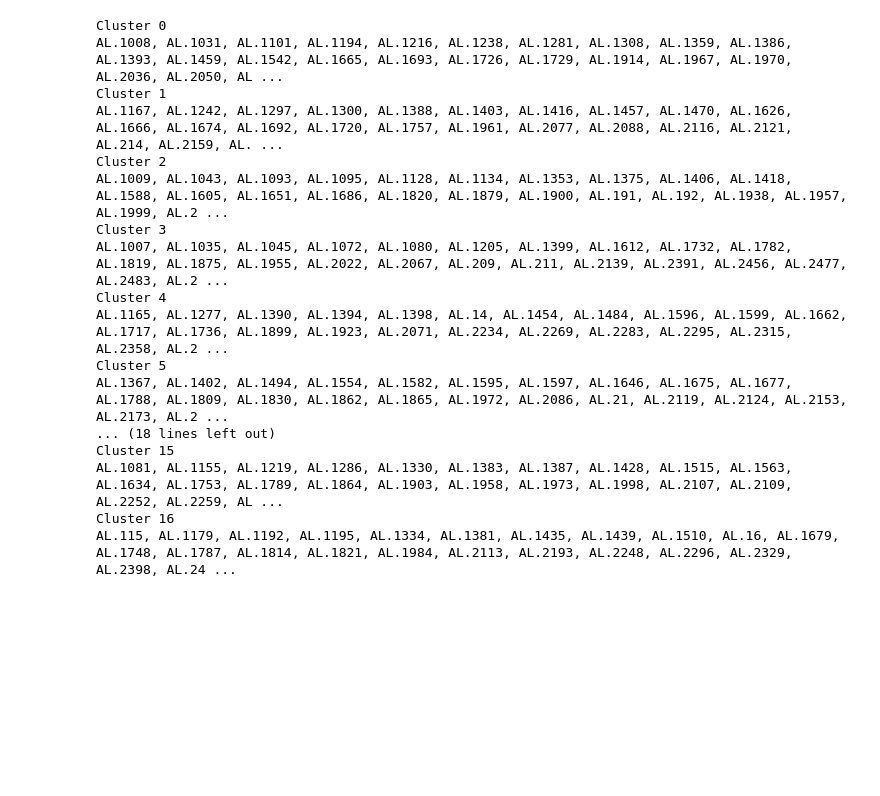
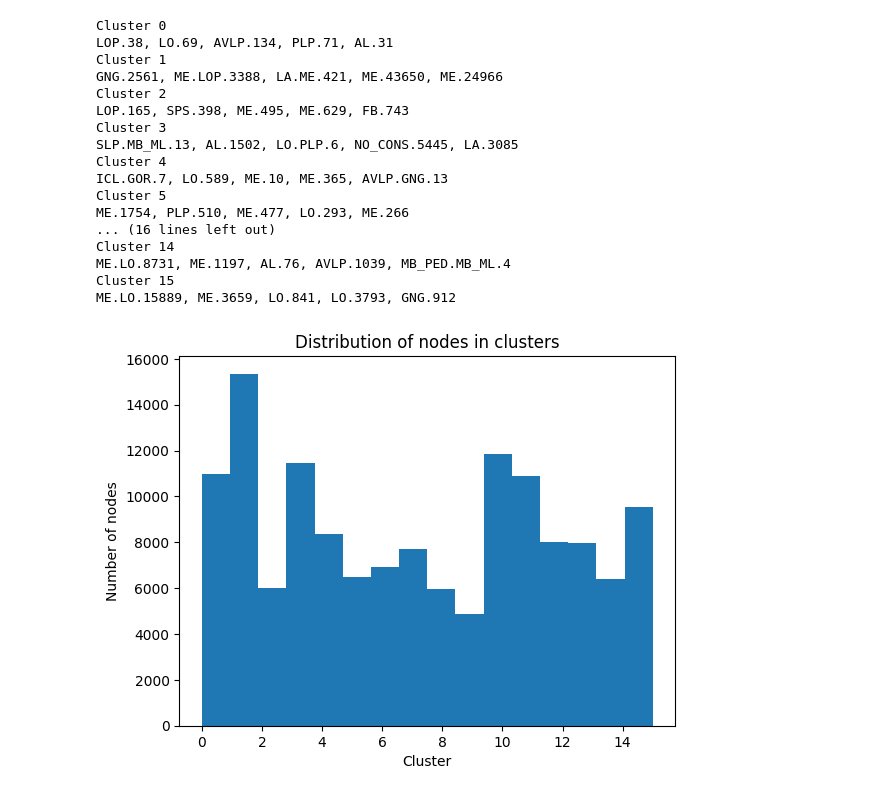
Before and after one commit to sc4224/flywrite, a Jupyter notebook: quick_analysis.ipynb, the cells around one changed output. Cells and saved outputs as stored; diff of their text form; code cells hidden in the pictures; blank space fills up the shorter version.

```diff
--- a/quick_analysis.ipynb
+++ b/quick_analysis.ipynb
@@ -24,33 +25,45 @@ cluster_assignments = np.load('cluster_assignments.npy')
 # convert each root_id to its name,
 # and list them.
 clusters = np.unique(cluster_assignments)
+scores = cluster_scores
 
 for cluster in clusters:
     print(f'Cluster {cluster}')
     cluster_indices = np.where(cluster_assignments == cluster)[0]
     cluster_root_ids = [matrix_index_to_root_id(i, mapping) for i in cluster_indices]
     cluster_names = [name_mapping[root_id] for root_id in cluster_root_ids]
-    # sort by name
-    cluster_names.sort()
-    print(", ".join(cluster_names))
+    # sort by scores
+    cluster_names = [name for _, name in sorted(zip(scores[cluster_indices], cluster_names), reverse=True)]
+
+    print(", ".join(cluster_names[:5]))
 # %% [output]
 Cluster 0
-AL.1008, AL.1031, AL.1101, AL.1194, AL.1216, AL.1238, AL.1281, AL.1308, AL.1359, AL.1386, AL.1393, AL.1459, AL.1542, AL.1665, AL.1693, AL.1726, AL.1729, AL.1914, AL.1967, AL.1970, AL.2036, AL.2050, AL ...
+LOP.38, LO.69, AVLP.134, PLP.71, AL.31
 Cluster 1
-AL.1167, AL.1242, AL.1297, AL.1300, AL.1388, AL.1403, AL.1416, AL.1457, AL.1470, AL.1626, AL.1666, AL.1674, AL.1692, AL.1720, AL.1757, AL.1961, AL.2077, AL.2088, AL.2116, AL.2121, AL.214, AL.2159, AL. ...
+GNG.2561, ME.LOP.3388, LA.ME.421, ME.43650, ME.24966
 Cluster 2
-AL.1009, AL.1043, AL.1093, AL.1095, AL.1128, AL.1134, AL.1353, AL.1375, AL.1406, AL.1418, AL.1588, AL.1605, AL.1651, AL.1686, AL.1820, AL.1879, AL.1900, AL.191, AL.192, AL.1938, AL.1957, AL.1999, AL.2 ...
+LOP.165, SPS.398, ME.495, ME.629, FB.743
 Cluster 3
-AL.1007, AL.1035, AL.1045, AL.1072, AL.1080, AL.1205, AL.1399, AL.1612, AL.1732, AL.1782, AL.1819, AL.1875, AL.1955, AL.2022, AL.2067, AL.209, AL.211, AL.2139, AL.2391, AL.2456, AL.2477, AL.2483, AL.2 ...
+SLP.MB_ML.13, AL.1502, LO.PLP.6, NO_CONS.5445, LA.3085
 Cluster 4
-AL.1165, AL.1277, AL.1390, AL.1394, AL.1398, AL.14, AL.1454, AL.1484, AL.1596, AL.1599, AL.1662, AL.1717, AL.1736, AL.1899, AL.1923, AL.2071, AL.2234, AL.2269, AL.2283, AL.2295, AL.2315, AL.2358, AL.2 ...
+ICL.GOR.7, LO.589, ME.10, ME.365, AVLP.GNG.13
 Cluster 5
-AL.1367, AL.1402, AL.1494, AL.1554, AL.1582, AL.1595, AL.1597, AL.1646, AL.1675, AL.1677, AL.1788, AL.1809, AL.1830, AL.1862, AL.1865, AL.1972, AL.2086, AL.21, AL.2119, AL.2124, AL.2153, AL.2173, AL.2 ...
-... (18 lines left out)
+ME.1754, PLP.510, ME.477, LO.293, ME.266
+... (16 lines left out)
+Cluster 14
+ME.LO.8731, ME.1197, AL.76, AVLP.1039, MB_PED.MB_ML.4
 Cluster 15
-AL.1081, AL.1155, AL.1219, AL.1286, AL.1330, AL.1383, AL.1387, AL.1428, AL.1515, AL.1563, AL.1634, AL.1753, AL.1789, AL.1864, AL.1903, AL.1958, AL.1973, AL.1998, AL.2107, AL.2109, AL.2252, AL.2259, AL ...
-Cluster 16
-AL.115, AL.1179, AL.1192, AL.1195, AL.1334, AL.1381, AL.1435, AL.1439, AL.1510, AL.16, AL.1679, AL.1748, AL.1787, AL.1814, AL.1821, AL.1984, AL.2113, AL.2193, AL.2248, AL.2296, AL.2329, AL.2398, AL.24 ...
+ME.LO.15889, ME.3659, LO.841, LO.3793, GNG.912
+# %%
+# draw a histogram of `cluster_assignments`
+import matplotlib.pyplot as plt
+plt.hist(cluster_assignments, bins=len(clusters))
+plt.xlabel('Cluster')
+plt.ylabel('Number of nodes')
+plt.title('Distribution of nodes in clusters')
+plt.show()
+# %% [output]
+[figure, added]
 # %%
 # load the cluster vectors from `U_posterior_mean.npy`
 # run PCA on the cluster vectors
```
Also changed, not shown: parts of 5 cells of this notebook, 1 other file.
